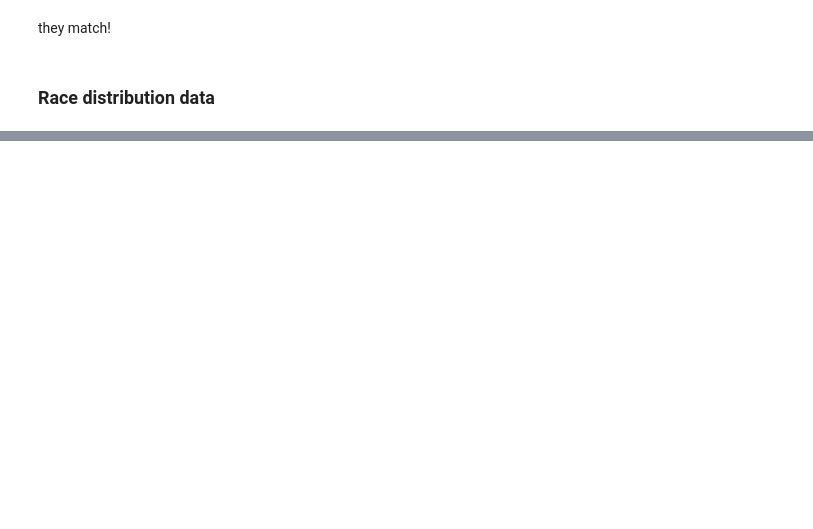
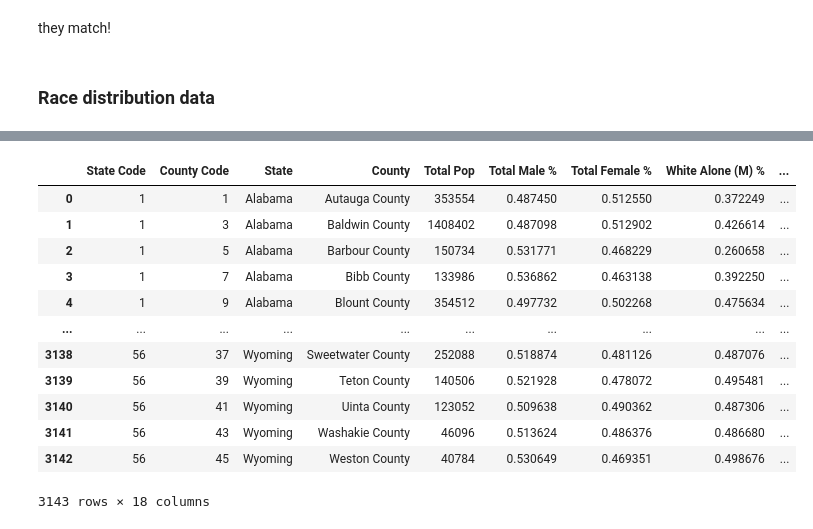
Before and after one commit to kate-kenny/final-project, a Jupyter notebook: Data Cleaning.ipynb, the cells around one changed output, grey strips where cells are left out. Cells and saved outputs as stored; diff of their text form; code cells hidden in the pictures; blank space fills up the shorter version.

```diff
--- a/Data Cleaning.ipynb
+++ b/Data Cleaning.ipynb
@@ -145,0 +195,3 @@ EPA_grouped.to_csv("EPA_income.csv",index = False)
+# %%
+percentage_col= race_col_togroup[1:]
+race_grouped[percentage_col] = race_grouped[percentage_col].div(race_grouped["TOT_POP"],axis=0)
@@ -145,0 +201,18 @@ EPA_grouped.to_csv("EPA_income.csv",index = False)
+# %%
+race_grouped = race_grouped.rename(columns={"TOT_POP":"Total Pop","TOT_MALE":"Total Male %", "TOT_FEMALE":"Total Female %", "WA_MALE": "White Alone (M) %","WA_FEMALE":"White Alone (F) %","BA_MALE":"Black Alone (M) %","BA_FEMALE":"Black Alone (F) %", "IA_MALE":"Am Indian+AK Native Alone (M) %",
+                             "IA_FEMALE":"Am Indian+AK Native Alone (F) %","AA_MALE":"Asian Alone (M) %","AA_FEMALE":"Asian Alone (F) %", "NA_MALE": "Nat. HI and PI (M) %","NA_FEMALE": "Nat. HI and PI (F) %"})
+race_grouped
+# %% [output]
+|  | State Code | County Code | State | County | Total Pop | Total Male % | Total Female % | White Alone (M) % | ... |
+| 0 | 1 | 1 | Alabama | Autauga County | 353554 | 0.487450 | 0.512550 | 0.372249 | ... |
+| 1 | 1 | 3 | Alabama | Baldwin County | 1408402 | 0.487098 | 0.512902 | 0.426614 | ... |
+| 2 | 1 | 5 | Alabama | Barbour County | 150734 | 0.531771 | 0.468229 | 0.260658 | ... |
+| 3 | 1 | 7 | Alabama | Bibb County | 133986 | 0.536862 | 0.463138 | 0.392250 | ... |
+| 4 | 1 | 9 | Alabama | Blount County | 354512 | 0.497732 | 0.502268 | 0.475634 | ... |
+| ... | ... | ... | ... | ... | ... | ... | ... | ... | ... |
+| 3138 | 56 | 37 | Wyoming | Sweetwater County | 252088 | 0.518874 | 0.481126 | 0.487076 | ... |
+| 3139 | 56 | 39 | Wyoming | Teton County | 140506 | 0.521928 | 0.478072 | 0.495481 | ... |
+| 3140 | 56 | 41 | Wyoming | Uinta County | 123052 | 0.509638 | 0.490362 | 0.487306 | ... |
+| 3141 | 56 | 43 | Wyoming | Washakie County | 46096 | 0.513624 | 0.486376 | 0.486680 | ... |
+| 3142 | 56 | 45 | Wyoming | Weston County | 40784 | 0.530649 | 0.469351 | 0.498676 | ... |
+3143 rows × 18 columns
```
Also changed, not shown: parts of 19 cells of this notebook, 4 other files.
